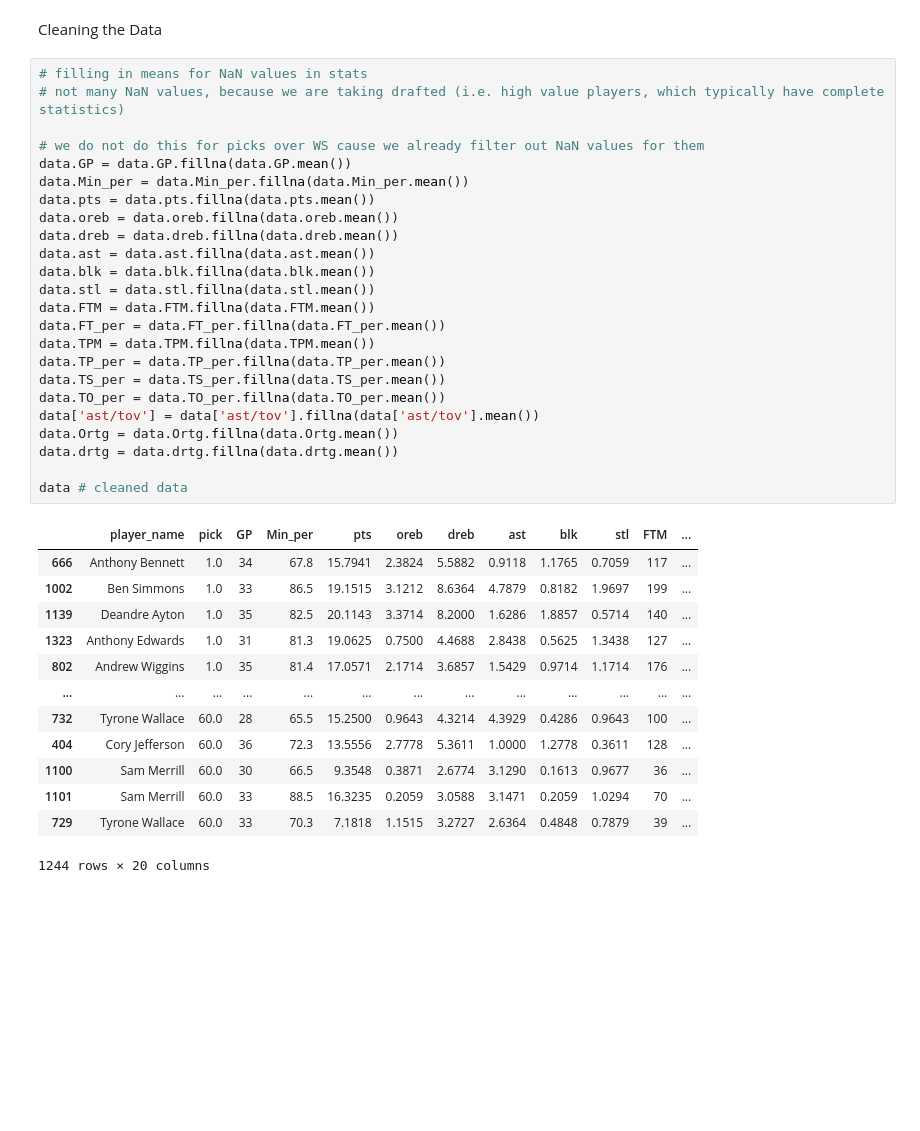
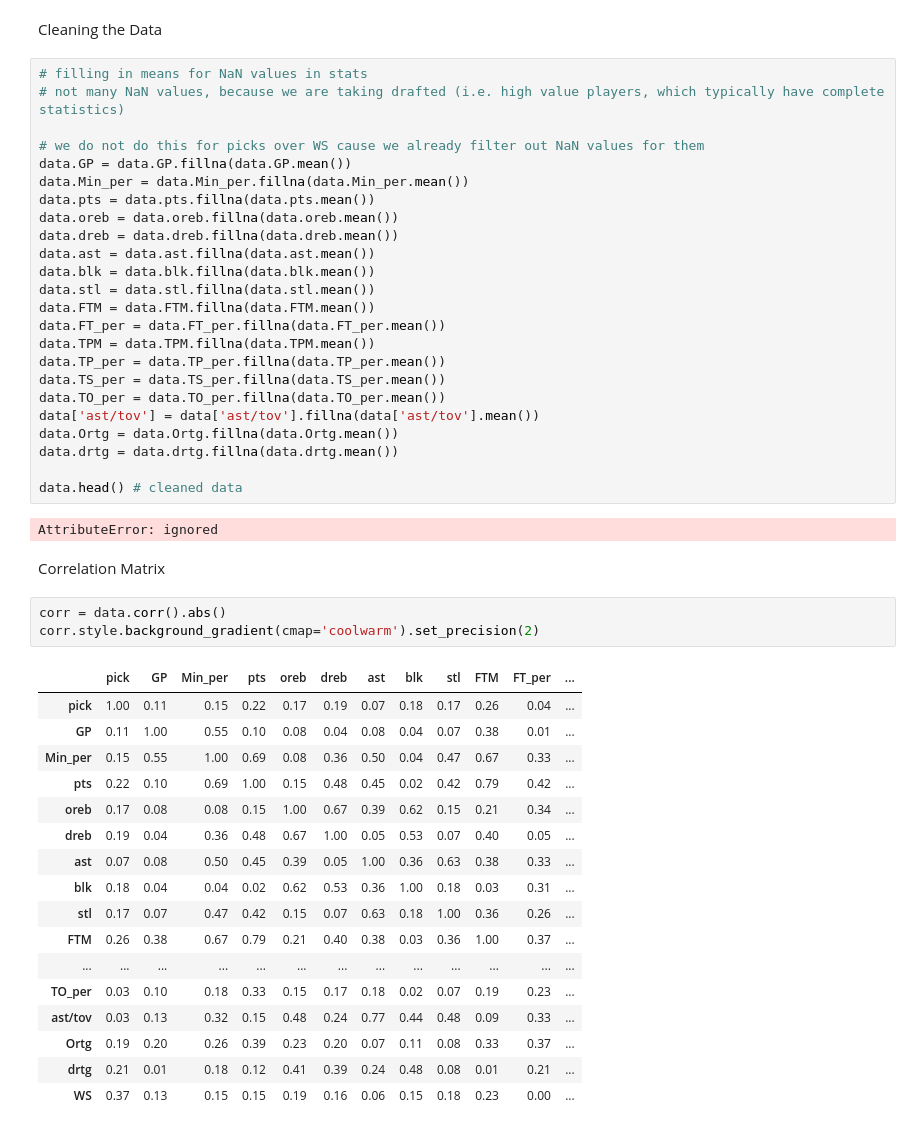
Before and after one commit to hunnain-atif/SYDE522-Final, a Jupyter notebook: SYDE522_Final_Project.ipynb, the cells around one changed output. Cells and saved outputs as stored; diff of their text form; blank space fills up the shorter version.

```diff
--- a/SYDE522_Final_Project.ipynb
+++ b/SYDE522_Final_Project.ipynb
@@ -69,18 +65,29 @@ data['ast/tov'] = data['ast/tov'].fillna(data['ast/tov'].mean())
 data.Ortg = data.Ortg.fillna(data.Ortg.mean())
 data.drtg = data.drtg.fillna(data.drtg.mean())
 
-data # cleaned data
+data.head() # cleaned data
 # %% [output]
-|  | player_name | pick | GP | Min_per | pts | oreb | dreb | ast | blk | stl | FTM | ... |
-| 666 | Anthony Bennett | 1.0 | 34 | 67.8 | 15.7941 | 2.3824 | 5.5882 | 0.9118 | 1.1765 | 0.7059 | 117 | ... |
-| 1002 | Ben Simmons | 1.0 | 33 | 86.5 | 19.1515 | 3.1212 | 8.6364 | 4.7879 | 0.8182 | 1.9697 | 199 | ... |
-| 1139 | Deandre Ayton | 1.0 | 35 | 82.5 | 20.1143 | 3.3714 | 8.2000 | 1.6286 | 1.8857 | 0.5714 | 140 | ... |
-| 1323 | Anthony Edwards | 1.0 | 31 | 81.3 | 19.0625 | 0.7500 | 4.4688 | 2.8438 | 0.5625 | 1.3438 | 127 | ... |
-| 802 | Andrew Wiggins | 1.0 | 35 | 81.4 | 17.0571 | 2.1714 | 3.6857 | 1.5429 | 0.9714 | 1.1714 | 176 | ... |
-| ... | ... | ... | ... | ... | ... | ... | ... | ... | ... | ... | ... | ... |
-| 732 | Tyrone Wallace | 60.0 | 28 | 65.5 | 15.2500 | 0.9643 | 4.3214 | 4.3929 | 0.4286 | 0.9643 | 100 | ... |
-| 404 | Cory Jefferson | 60.0 | 36 | 72.3 | 13.5556 | 2.7778 | 5.3611 | 1.0000 | 1.2778 | 0.3611 | 128 | ... |
-| 1100 | Sam Merrill | 60.0 | 30 | 66.5 | 9.3548 | 0.3871 | 2.6774 | 3.1290 | 0.1613 | 0.9677 | 36 | ... |
-| 1101 | Sam Merrill | 60.0 | 33 | 88.5 | 16.3235 | 0.2059 | 3.0588 | 3.1471 | 0.2059 | 1.0294 | 70 | ... |
-| 729 | Tyrone Wallace | 60.0 | 33 | 70.3 | 7.1818 | 1.1515 | 3.2727 | 2.6364 | 0.4848 | 0.7879 | 39 | ... |
-1244 rows × 20 columns
+AttributeError: ignored
+# %% [markdown]
+Correlation Matrix
+# %%
+corr = data.corr().abs()
+corr.style.background_gradient(cmap='coolwarm').set_precision(2)
+# %% [output]
+|  | pick | GP | Min_per | pts | oreb | dreb | ast | blk | stl | FTM | FT_per | ... |
+| pick | 1.00 | 0.11 | 0.15 | 0.22 | 0.17 | 0.19 | 0.07 | 0.18 | 0.17 | 0.26 | 0.04 | ... |
+| GP | 0.11 | 1.00 | 0.55 | 0.10 | 0.08 | 0.04 | 0.08 | 0.04 | 0.07 | 0.38 | 0.01 | ... |
+| Min_per | 0.15 | 0.55 | 1.00 | 0.69 | 0.08 | 0.36 | 0.50 | 0.04 | 0.47 | 0.67 | 0.33 | ... |
+| pts | 0.22 | 0.10 | 0.69 | 1.00 | 0.15 | 0.48 | 0.45 | 0.02 | 0.42 | 0.79 | 0.42 | ... |
+| oreb | 0.17 | 0.08 | 0.08 | 0.15 | 1.00 | 0.67 | 0.39 | 0.62 | 0.15 | 0.21 | 0.34 | ... |
+| dreb | 0.19 | 0.04 | 0.36 | 0.48 | 0.67 | 1.00 | 0.05 | 0.53 | 0.07 | 0.40 | 0.05 | ... |
+| ast | 0.07 | 0.08 | 0.50 | 0.45 | 0.39 | 0.05 | 1.00 | 0.36 | 0.63 | 0.38 | 0.33 | ... |
+| blk | 0.18 | 0.04 | 0.04 | 0.02 | 0.62 | 0.53 | 0.36 | 1.00 | 0.18 | 0.03 | 0.31 | ... |
+| stl | 0.17 | 0.07 | 0.47 | 0.42 | 0.15 | 0.07 | 0.63 | 0.18 | 1.00 | 0.36 | 0.26 | ... |
+| FTM | 0.26 | 0.38 | 0.67 | 0.79 | 0.21 | 0.40 | 0.38 | 0.03 | 0.36 | 1.00 | 0.37 | ... |
+| ... | ... | ... | ... | ... | ... | ... | ... | ... | ... | ... | ... | ... |
+| TO_per | 0.03 | 0.10 | 0.18 | 0.33 | 0.15 | 0.17 | 0.18 | 0.02 | 0.07 | 0.19 | 0.23 | ... |
+| ast/tov | 0.03 | 0.13 | 0.32 | 0.15 | 0.48 | 0.24 | 0.77 | 0.44 | 0.48 | 0.09 | 0.33 | ... |
+| Ortg | 0.19 | 0.20 | 0.26 | 0.39 | 0.23 | 0.20 | 0.07 | 0.11 | 0.08 | 0.33 | 0.37 | ... |
+| drtg | 0.21 | 0.01 | 0.18 | 0.12 | 0.41 | 0.39 | 0.24 | 0.48 | 0.08 | 0.01 | 0.21 | ... |
+| WS | 0.37 | 0.13 | 0.15 | 0.15 | 0.19 | 0.16 | 0.06 | 0.15 | 0.18 | 0.23 | 0.00 | ... |
```
Also changed, not shown: parts of 10 cells of this notebook.
